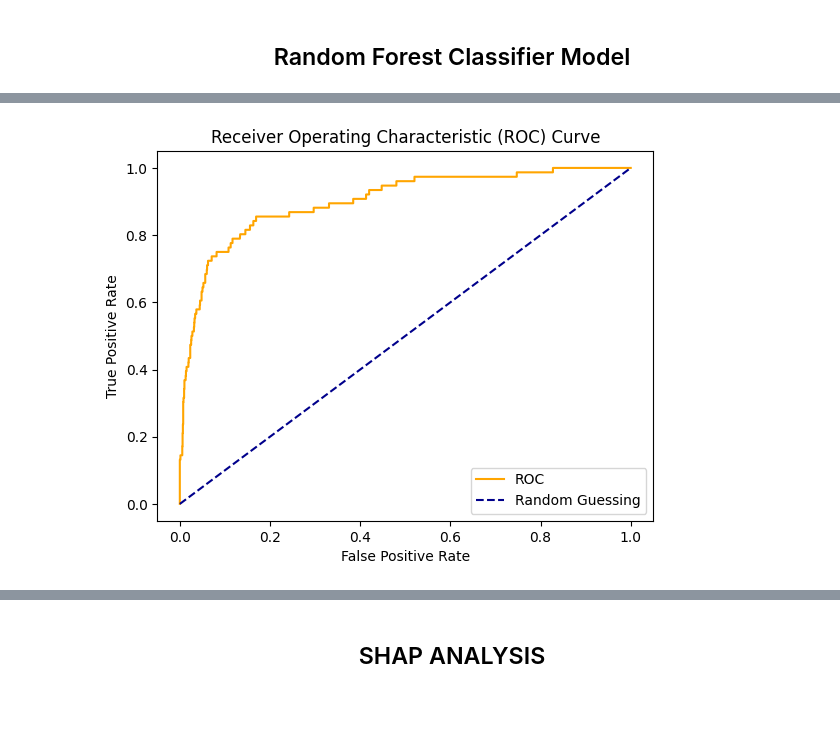
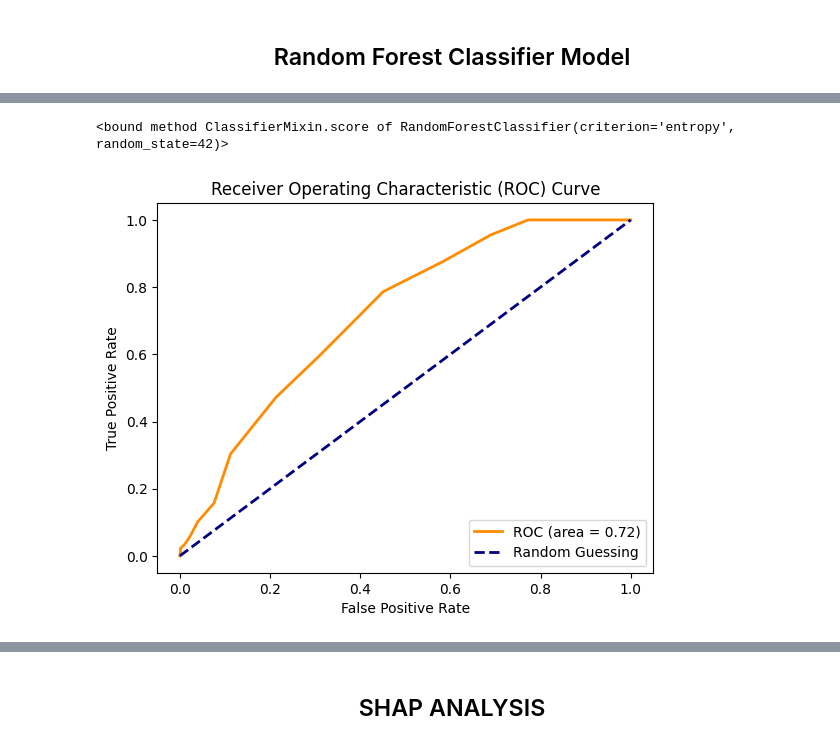
Before and after one commit to DQ4781/LF-ShapAnalysis, a Jupyter notebook: notebooks/rfr.ipynb, the cells around one changed output, grey strips where cells are left out. Drawn from its saved outputs; the diff is of its cells as text; code cells hidden in the pictures; blank space fills up the shorter version.

```diff
--- a/notebooks/rfr.ipynb
+++ b/notebooks/rfr.ipynb
@@ -12,7 +12,13 @@ from sklearn.ensemble import RandomForestClassifier
 <H2 align="center"> Pre-Processing </H2>
 # %%
 data = pd.read_csv('../data/model_data/spatial_df/Lassa_spatialdataset_201219separateyears_labconfirmed.csv')
+data.replace('',np.nan,regex = True)
 data.dropna(inplace=True)
+
+# Separate data so that we train the model on 2012-2017 data
+# and test it's predictive ability against 2018-2019 data
+df18 = data[(data['Year'] == 2018)].copy()
+df19 = data[(data['Year'] == 2019)].copy()
 # %%
 # Creating LGA names set and then assigning them their indices as values
 lga_names = set(data['LGA'])
@@ -54,17 +77,25 @@ data = data.loc[:, ~data.columns.isin(['Cases', 'Cases_SuspectedUnconfirmed', 'S
 x = data.iloc[:, data.columns != 'Any_Confirmed_Cases']
 y = data.iloc[:, data.columns == 'Any_Confirmed_Cases']
 
+# Set target variable for 2018 & 2019 dataset
+x18 = df18.iloc[:, df18.columns != 'Any_Confirmed_Cases']
+y18 = df18.iloc[:, df18.columns == 'Any_Confirmed_Cases']
+
+x19 = df19.iloc[:, df19.columns != 'Any_Confirmed_Cases']
+y19 = df19.iloc[:, df19.columns == 'Any_Confirmed_Cases']
+
 # Retype from float to int
 y = y.astype(int)
+y18 = y18.astype(int)
+y19 = y19.astype(int)
 
 x_train, x_test, y_train, y_test = train_test_split(x, y, random_state=42)
 # %% [markdown]
 <H2 align="center"> Random Forest Classifier Model</H2>
 # %%
+# Train Model using 2012-2017 data
 clf = RandomForestClassifier(criterion='entropy',
-                            max_depth=8,
-                            min_samples_split=10,
-                            random_state=5,
-                            bootstrap=True)
-clf.fit(x_train, y_train)
+                             bootstrap=True,
+                             random_state=42)
+clf.fit(x_train, y_train.values.ravel())
 # %% [output]
@@ -141,15 +231,22 @@ plt.show()
+# %%
+whatever = clf.s
+whatever
+# %% [output]
+<bound method ClassifierMixin.score of RandomForestClassifier(criterion='entropy', random_state=42)>
 # %%
-from sklearn.metrics import roc_curve
-yer = clf.predict_proba(x_test)
-y_pred_proba = clf.predict_proba(x_test)[:, 1]
+# AUC / ROC for 2018
+y18_score = clf.predict_proba(x18)[:, 1]
 
-fpr, tpr, thresholds = roc_curve(y_test, y_pred_proba)
-plt.plot(fpr, tpr, color='orange', label='ROC')
-plt.plot([0, 1], [0, 1], color='darkblue', linestyle='--', label='Random Guessing')
+fpr, tpr, thresholds = roc_curve(y18, y18_score)
+roc_auc = auc(fpr, tpr)
+
+
+plt.plot(fpr, tpr, color='darkorange', lw=2,label='ROC (area = %0.2f)' % roc_auc)
+plt.plot([0, 1], [0, 1], color='navy', lw=2, linestyle='--', label='Random Guessing')
 plt.xlabel('False Positive Rate')
 plt.ylabel('True Positive Rate')
 plt.title('Receiver Operating Characteristic (ROC) Curve')
-plt.legend()
+plt.legend(loc="lower right")
 plt.show()
 # %% [output]
-[figure, old version]
+[figure, new version]
```
Also changed, not shown: parts of 19 cells of this notebook.
